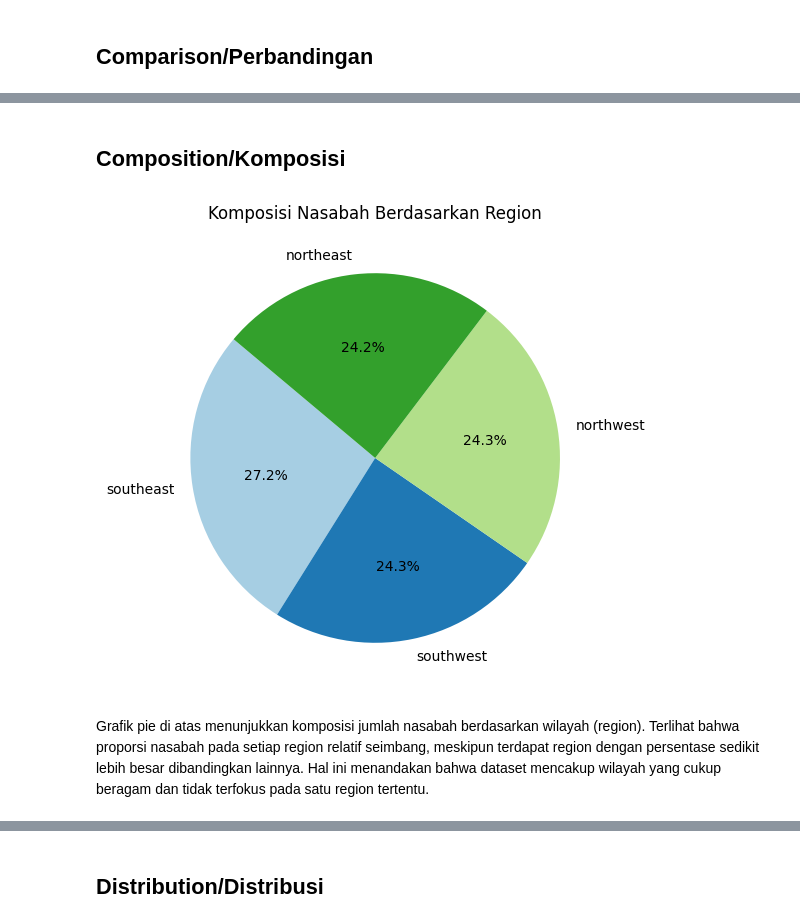
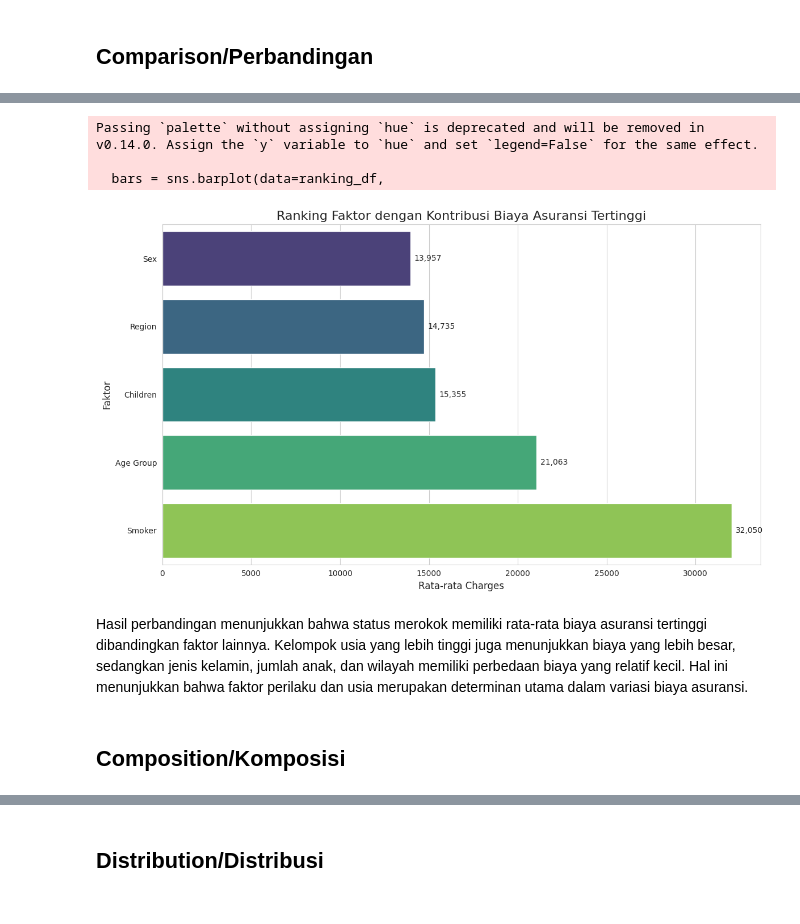
Before and after one commit to nbilaftrnii/CheckPoint-Analitik-Visualisasi-Data, a Jupyter notebook: CheckPoint 2/CheckPoint_2_Nabila_F.ipynb, the cells around one changed output, grey strips where cells are left out. Drawn from its saved outputs; the diff is of its cells as text; code cells hidden in the pictures.

```diff
--- a/CheckPoint 2/CheckPoint_2_Nabila_F.ipynb
+++ b/CheckPoint 2/CheckPoint_2_Nabila_F.ipynb
@@ -374,13 +373,43 @@ Grafik batang di atas menunjukkan perbandingan rata-rata biaya asuransi (charges
+# %%
+sns.set_style("whitegrid")
+
+df['age_group'] = pd.cut(df['age'],
+                         bins=[18, 30, 45, 60, 100],
+                         labels=['18-30', '31-45', '46-60', '60+'])
+
+factors = ['age_group', 'sex', 'children', 'region', 'smoker']
+ranking = []
+
+for col in factors:
+    mean_values = df.groupby(col)['charges'].mean()
+    ranking.append({
+        "factor": col.replace("_"," ").title(),
+        "avg_charges": mean_values.max()})
+
+ranking_df = pd.DataFrame(ranking).sort_values(by="avg_charges", ascending=True)
+
+plt.figure(figsize=(12,7))
+
+bars = sns.barplot(data=ranking_df,
+                   y="factor",
+                   x="avg_charges",
+                   palette="viridis")
+
+plt.title("Ranking Faktor dengan Kontribusi Biaya Asuransi Tertinggi", fontsize=16)
+plt.xlabel("Rata-rata Charges", fontsize=12)
+plt.ylabel("Faktor", fontsize=12)
+
+for i, v in enumerate(ranking_df["avg_charges"]):
+    plt.text(v + 200, i, f"{v:,.0f}", va='center')
+
+plt.tight_layout()
+plt.show()
+# %% [output]
+Passing `palette` without assigning `hue` is deprecated and will be removed in v0.14.0. Assign the `y` variable to `hue` and set `legend=False` for the same effect.
+
+  bars = sns.barplot(data=ranking_df,
+[figure, added]
+# %% [markdown]
+Hasil perbandingan menunjukkan bahwa status merokok memiliki rata-rata biaya asuransi tertinggi dibandingkan faktor lainnya. Kelompok usia yang lebih tinggi juga menunjukkan biaya yang lebih besar, sedangkan jenis kelamin, jumlah anak, dan wilayah memiliki perbedaan biaya yang relatif kecil. Hal ini menunjukkan bahwa faktor perilaku dan usia merupakan determinan utama dalam variasi biaya asuransi.
 # %% [markdown]
 ## **Composition/Komposisi**
-# %%
-region_count = df['region'].value_counts()
-
-plt.figure(figsize=(8,6))
-plt.pie(region_count.values, labels=region_count.index, autopct='%1.1f%%', startangle=140, colors=plt.cm.Paired.colors)
-plt.title('Komposisi Nasabah Berdasarkan Region')
-plt.show()
-# %% [output]
-[figure, removed]
-# %% [markdown]
-Grafik pie di atas menunjukkan komposisi jumlah nasabah berdasarkan wilayah (region). Terlihat bahwa proporsi nasabah pada setiap region relatif seimbang, meskipun terdapat region dengan persentase sedikit lebih besar dibandingkan lainnya. Hal ini menandakan bahwa dataset mencakup wilayah yang cukup beragam dan tidak terfokus pada satu region tertentu.
```
Also changed, not shown: parts of 16 cells of this notebook.
